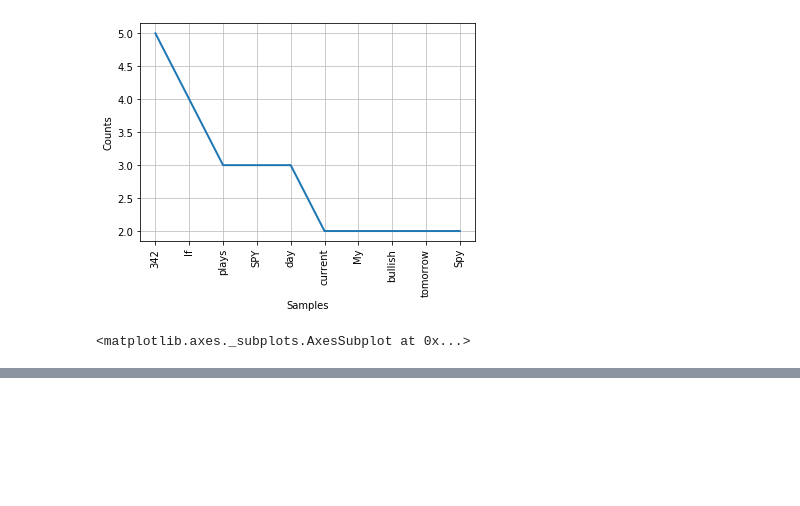
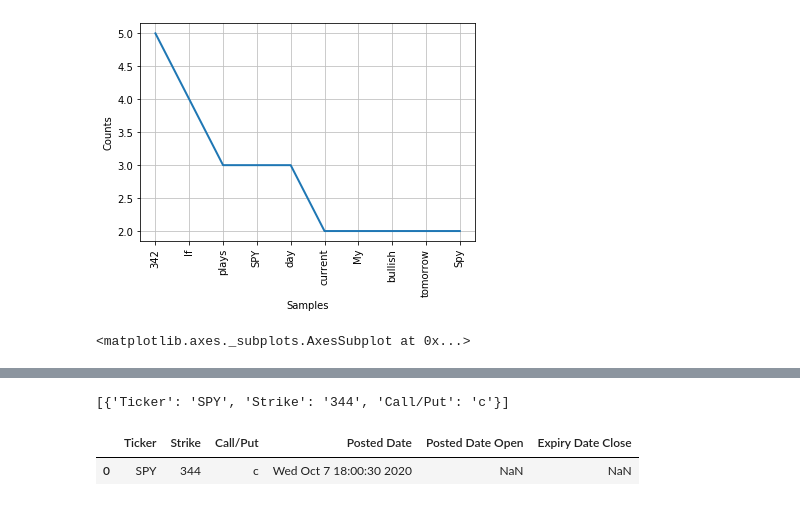
Before and after one commit to realjacoblinder/wsbanalysis, a Jupyter notebook: Project 1 - Phase 1.ipynb, the cells around one changed output, grey strips where cells are left out. Saved outputs shown, nothing was run; the diff lists cells and outputs as text; code cells hidden in the pictures; blank space fills up the shorter version.

```diff
--- a/Project 1 - Phase 1.ipynb
+++ b/Project 1 - Phase 1.ipynb
@@ -188,0 +193,23 @@ freq.plot(10, cumulative=False)
+# %%
+def process_regex(regList):
+    positions = []
+    for regString in regList:
+        ticker = re.search('[A-Z]{1,4}', regString)[0]
+        pos = re.search('\d{1,3}[cCpP]', regString)[0]
+        strike = re.search('\d{1,4}', pos)[0]
+        contract = re.search('[cCpP]', pos)[0]
+        positions.append({'Ticker':ticker, 'Strike':strike, 'Call/Put':contract})
+    return positions
+# %%
+regex_list = regex_pos(demo_post['selftext'])
+if regex_list:
+    positions = process_regex(regex_list)
+    print(positions)
+# %% [output]
+[{'Ticker': 'SPY', 'Strike': '344', 'Call/Put': 'c'}]
+# %%
+compiled = pd.DataFrame(positions)
+# %%
+compiled['Posted Date'] = datetime.datetime.fromtimestamp(demo_post['created_utc']).strftime('%c')
+compiled['Posted Date Open'] = pd.Series(dtype='float64')
+compiled['Expiry Date Close'] = pd.Series(dtype='float64')
@@ -188,0 +218,5 @@ freq.plot(10, cumulative=False)
+# %%
+compiled
+# %% [output]
+|  | Ticker | Strike | Call/Put | Posted Date | Posted Date Open | Expiry Date Close |
+| 0 | SPY | 344 | c | Wed Oct 7 18:00:30 2020 | NaN | NaN |
```
Also changed, not shown: parts of 8 cells of this notebook.
